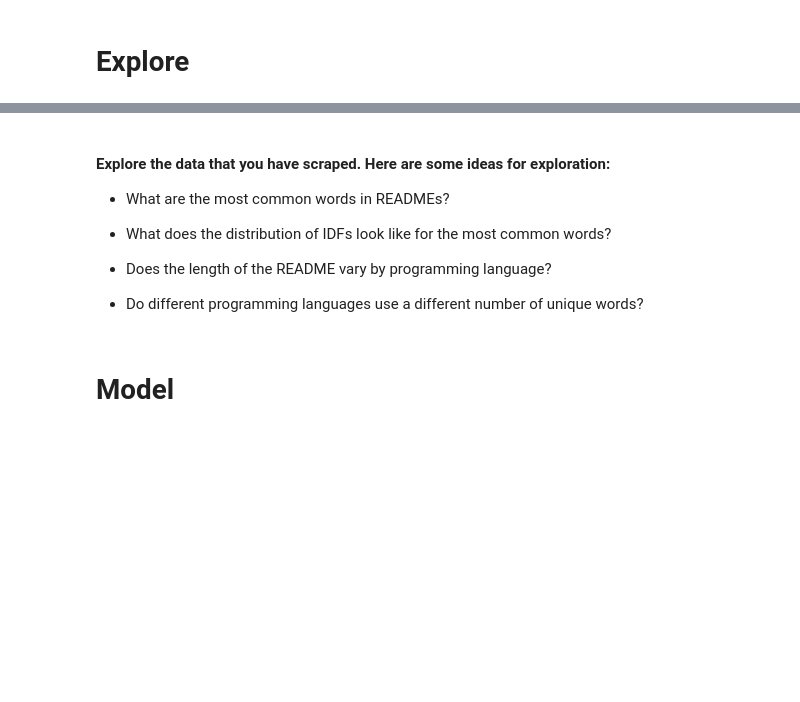
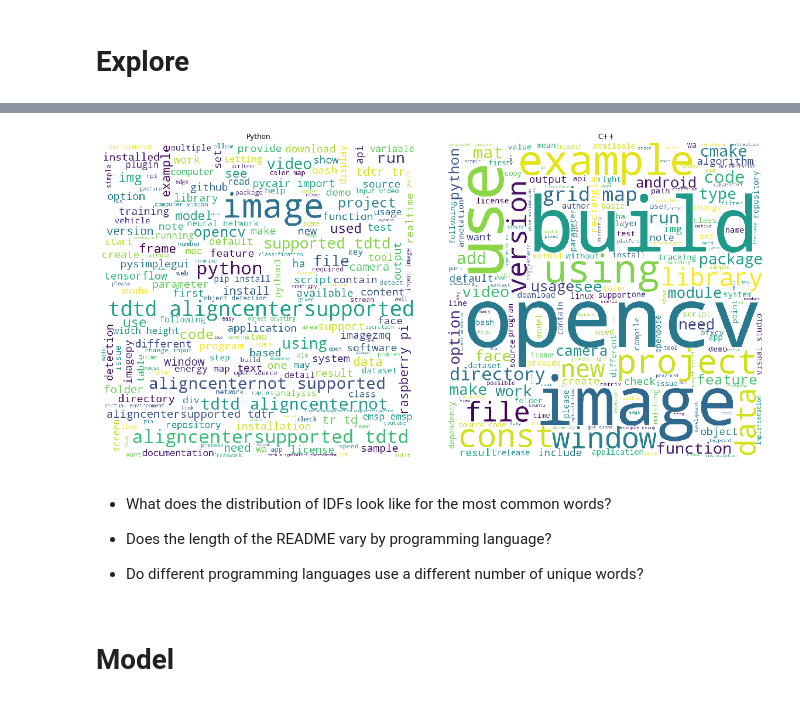
Before and after one commit to Bojado-Mays/OpenCV-NLP-Project, a Jupyter notebook: Bojado.ipynb, the cells around one changed output, grey strips where cells are left out. Saved outputs shown, nothing was run; the diff lists cells and outputs as text; code cells hidden in the pictures; blank space fills up the shorter version.

Commit message:
add some explore

```diff
--- a/Bojado.ipynb
+++ b/Bojado.ipynb
@@ -128,3 +128,12 @@ df.head()
 | 2 | PySimpleGUI/PySimpleGUI | Python | \n<p align="center">\n <img src="... | \np aligncenter\n img srchttpsraw... | p aligncenter\n img srchttpsrawgi... | p aligncenter img srchttpsrawgith... | p aligncenter img srchttpsrawgith... |
 | 3 | opencv/opencv | C++ | ## OpenCV: Open Source Computer V... | opencv open source computer visio... | opencv open source computer visio... | opencv open source computer visio... | opencv open source computer visio... |
 | 4 | CMU-Perceptual-Computing-Lab/open... | C++ | <div align="center">\n <img src="... | div aligncenter\n img srcgithublo... | div aligncenter\n img srcgithublo... | div aligncenter img srcgithublogo... | div aligncenter img srcgithublogo... |
+# %%
+# (a|b)
+words = [re.sub(r'([^a-z0-9\s]|\s.\s)', '', doc).split() for doc in df.text_filtered]
+# words
+
+# column name will be words, and the column will contain lists of the words in each doc
+df = pd.concat([df, pd.DataFrame({'words': words})], axis=1)
+
+df.head()
@@ -132,0 +151,8 @@ df.head()
+# %%
+python_words = ' '.join(df[df.language=='Python'].text_filtered)
+c_plus_plus_words = ' '.join(df[df.language=='C++'].text_filtered)
+all_words = ' '.join(df.text_filtered)
+
+python_words = re.sub(r'\s.\s', '', python_words)
+c_plus_plus_words = re.sub(r'\s.\s', '', c_plus_plus_words)
+all_words = re.sub(r'\s.\s', '', all_words)
@@ -133,9 +192,24 @@ df.head()
+# %%
+python_cloud = WordCloud(background_color='white',
+                      height=800, width=800).generate(python_words)
+
+c_plus_plus_cloud = WordCloud(background_color='white',
+                      height=800, width=800).generate(c_plus_plus_words)
+
+plt.figure(figsize=(15,15))
+axs = [plt.axes([.25, 1, .5, .5]), plt.axes([.8, 1, .5, .5])]
+
+# imshow => display data as an image
+axs[0].imshow(python_cloud)
+axs[1].imshow(c_plus_plus_cloud)
+
+axs[0].set_title('Python')
+axs[1].set_title('C++')
+
+for ax in axs: ax.axis('off')
+# %% [output]
+[figure, added]
 # %% [markdown]
-#### Explore the data that you have scraped. Here are some ideas for exploration:
-
-- What are the most common words in READMEs?
-
-
 - What does the distribution of IDFs look like for the most common words?
 
 
```
Also changed, not shown: parts of 8 cells of this notebook.
